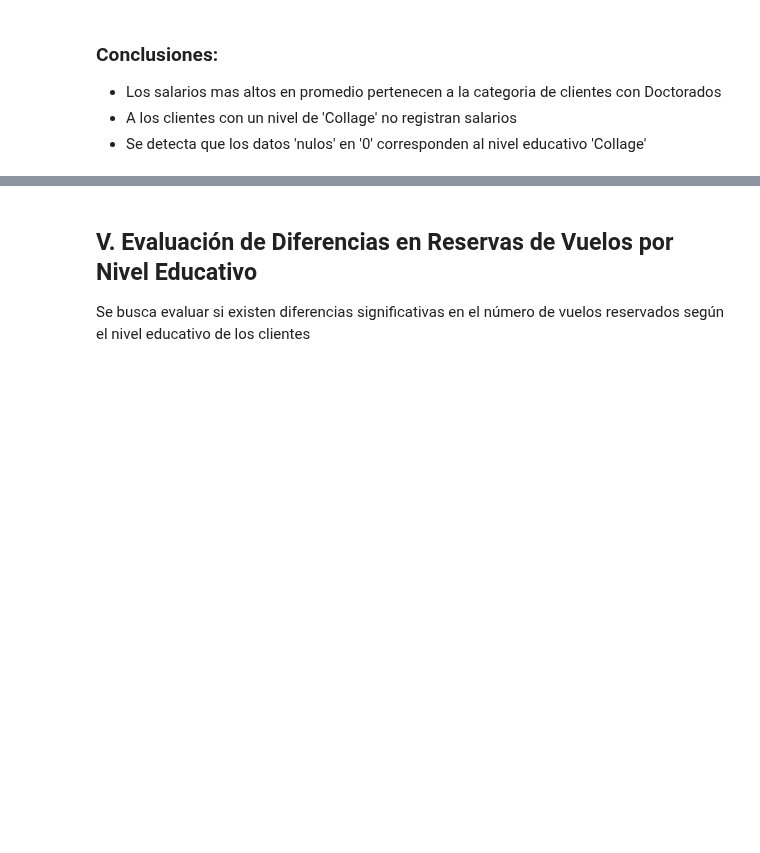
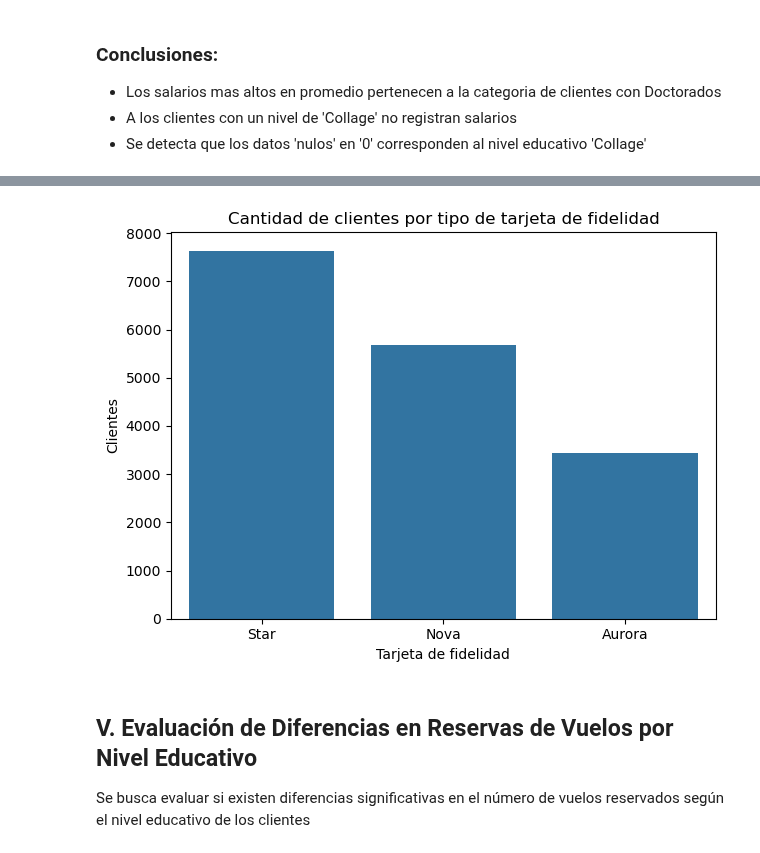
Before and after one commit to Adalab/bda-modulo-3-evaluacion-final-MarPastor, a Jupyter notebook: notebook/final_evaluation_mod3_marpastor.ipynb, the cells around one changed output, grey strips where cells are left out. Saved outputs shown, nothing was run; the diff lists cells and outputs as text; code cells hidden in the pictures; blank space fills up the shorter version.

```diff
--- a/notebook/final_evaluation_mod3_marpastor.ipynb
+++ b/notebook/final_evaluation_mod3_marpastor.ipynb
@@ -1190,3 +1233,15 @@ plt.show()
+# %%
+# sabiendo que no hay valores duplicados en los id de los clientes ('Loyalty Number'), podemos usar el countplot para
+# para contar la cantidad de veces que se repite el valor de las tarjetas de fidelidad en el DataFrame
+
+sns.countplot(data=df_loyalty, x='Loyalty Card', order=df_loyalty['Loyalty Card'].value_counts().index)
+plt.title('Cantidad de clientes por tipo de tarjeta de fidelidad')
+plt.ylabel('Clientes')
+plt.xlabel('Tarjeta de fidelidad')
+plt.tight_layout()
+plt.show();
+# %% [output]
+[figure, added]
 # %%
 # 6. ¿Cómo se distribuyen los clientes según su estado civil y género?
 # %% [markdown]
```
Also changed, not shown: parts of 5 cells of this notebook.
